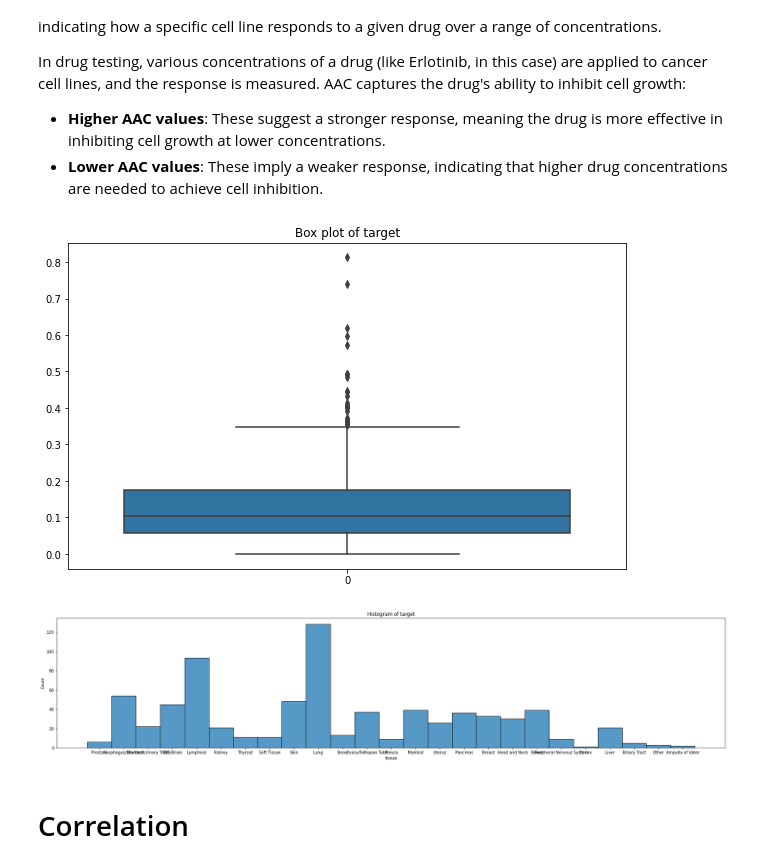
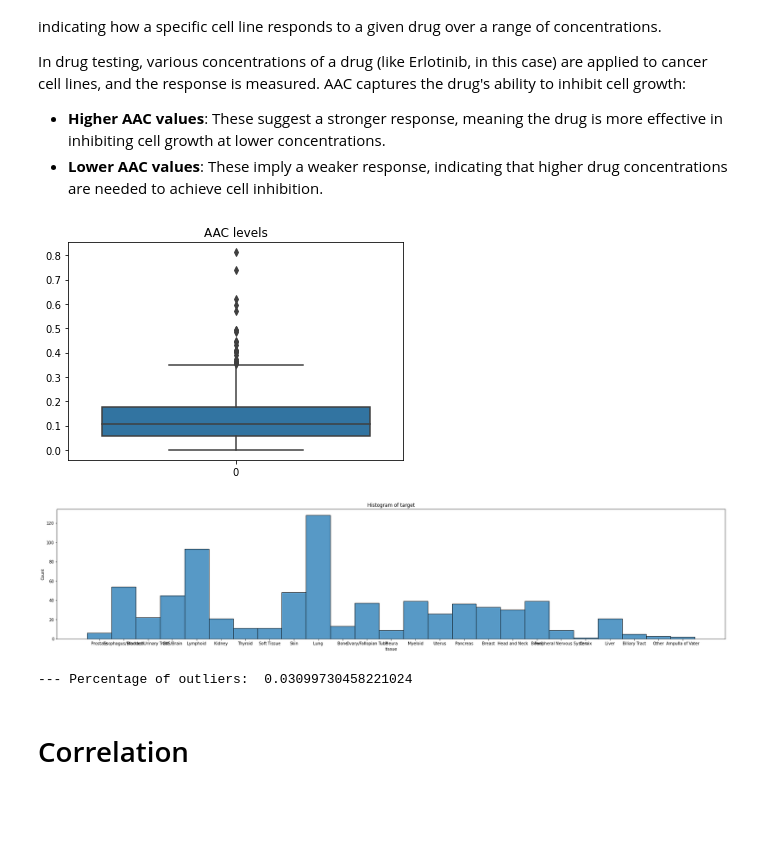
Before and after one commit to oskarboesch/ml-project-2-lol-ml, a Jupyter notebook: src/notebooks/data_exploration.ipynb, the cells around one changed output. Cells and saved outputs as stored; diff of their text form; code cells hidden in the pictures; blank space fills up the shorter version.

```diff
--- a/src/notebooks/data_exploration.ipynb
+++ b/src/notebooks/data_exploration.ipynb
@@ -18,6 +18,9 @@ import matplotlib.pyplot as plt
 import seaborn as sns
 from sklearn.decomposition import PCA
 import matplotlib.pyplot as plt
+# %%
+figures_dir = Path("../../results/figures")
+figures_dir.mkdir(parents = True,exist_ok=True)
 # %%
 # Add the project root directory to the Python path
 project_root = Path().resolve().parent.parent
@@ -149,18 +137,27 @@ In drug testing, various concentrations of a drug (like Erlotinib, in this case)
 - **Lower AAC values**: These imply a weaker response, indicating that higher drug concentrations are needed to achieve cell inhibition.
 # %%
 # Plot first column of target as box plot
-plt.figure(figsize=(10, 6))
+plt.figure()
 sns.boxplot(data=data_train_targets.iloc[:, 1])
-plt.title('Box plot of target')
+plt.title('AAC levels')
+plt.savefig(figures_dir / 'boxplot_AAC_levels.png')
 plt.show()
 # Plot second column as histogram
 plt.figure(figsize=(30, 6))
 sns.histplot(data_train_targets.iloc[:, 2], bins=30)
 plt.title('Histogram of target')
+plt.savefig(figures_dir / 'histogram_target.png')
 plt.show()
+# print number of outliers in percentage
+Q1 = data_train_targets.iloc[:, 1].quantile(0.25)
+Q3 = data_train_targets.iloc[:, 1].quantile(0.75)
+IQR = Q3 - Q1
+outliers = ((data_train_targets.iloc[:, 1] < (Q1 - 1.5 * IQR)) | (data_train_targets.iloc[:, 1] > (Q3 + 1.5 * IQR))).mean()
+print("--- Percentage of outliers: ", outliers)
 # %% [output]
-[figure, old version]
+[figure, new version]
 [figure]
+--- Percentage of outliers:  0.03099730458221024
 # %% [markdown]
 # Correlation
 # %%
```
Also changed, not shown: parts of 15 cells of this notebook.
